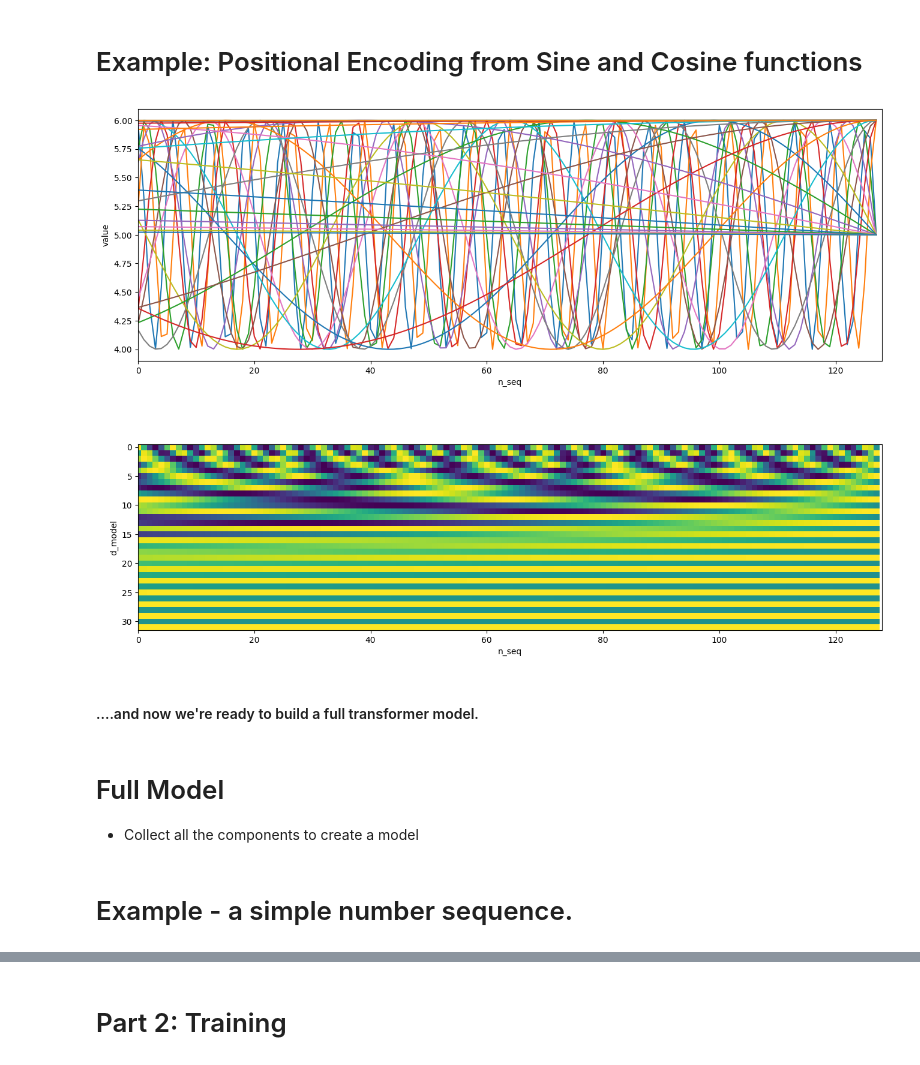
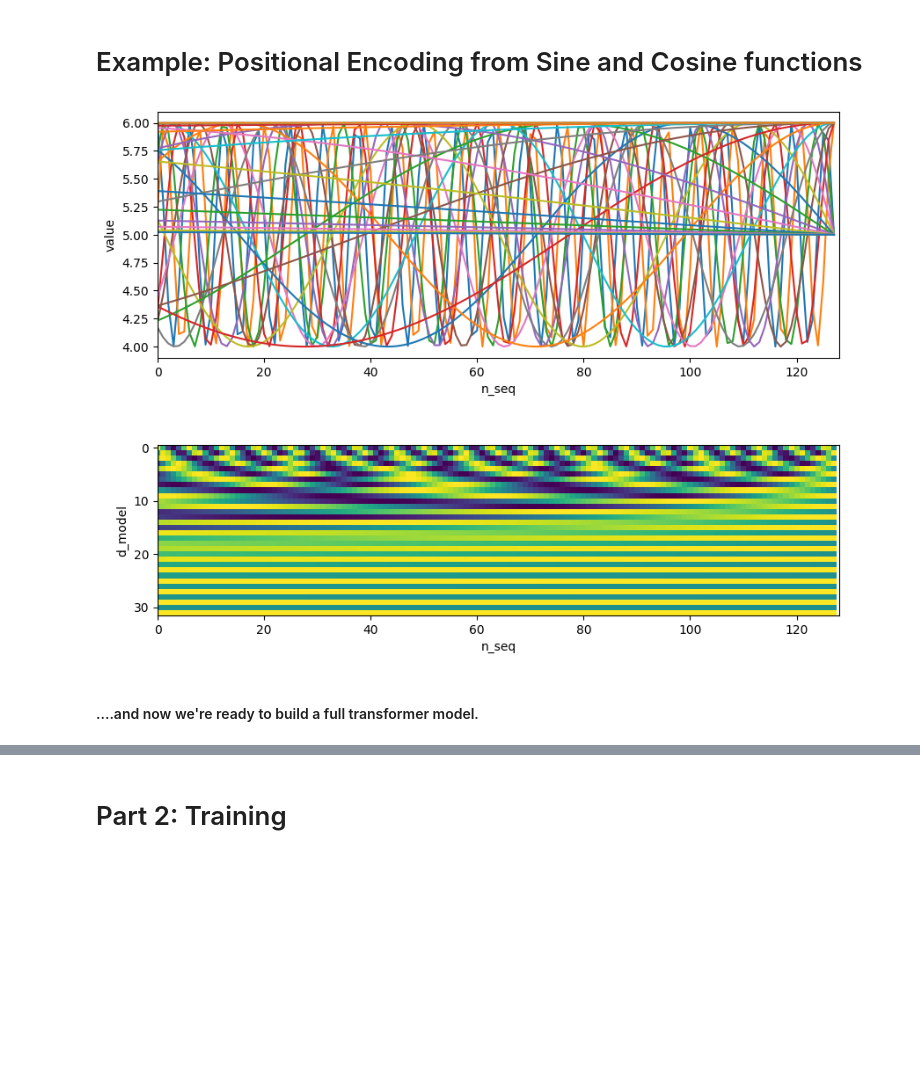
Before and after one commit to uriyeobi/annotated_transformer, a Jupyter notebook: annotated_transformer/transformer.ipynb, the cells around one changed output, grey strips where cells are left out. Cells and saved outputs as stored; diff of their text form; code cells hidden in the pictures; blank space fills up the shorter version.

```diff
--- a/annotated_transformer/transformer.ipynb
+++ b/annotated_transformer/transformer.ipynb
@@ -427,37 +477,34 @@ class PositionalEncoding(nn.Module):
 # %%
 batch_size = 1
 d_model = 32
 n_seq = 128
 
 x = torch.ones(batch_size, n_seq, d_model) * 5
 pe = PositionalEncoding(d_model=d_model, dropout=0, max_len=n_seq)
 y = pe(x)
 
 import matplotlib.pyplot as plt
 
 data_plot = y[0, :, :].data.numpy()[::-1]
-fig, axes = plt.subplots(2, 1, figsize=(16, 12))
+fig, axes = plt.subplots(2, 1, figsize=(10, 8))
 for i, ax in enumerate(
     axes.reshape(
         2,
     )
 ):
     if i == 0:
         ax.plot(np.arange(n_seq), data_plot)
         ax.set_ylabel("value")
     elif i == 1:
         ax.imshow(data_plot.transpose(), interpolation="none")
         ax.set_ylabel("d_model")
     ax.set_xlim([0, n_seq])
     ax.set_xlabel("n_seq")
 fig.savefig("pos_enc.png", dpi=200, facecolor="white")
 # %% [output]
-[figure, old version]
+[figure, new version]
 # %% [markdown]
 #### ....and now we're ready to build a full transformer model.
-# %% [markdown]
-# Full Model
-- Collect all the components to create a model
 # %%
 def make_model(src_vocab, tgt_vocab, N=6, d_model=512, d_ff=2048, h=8, dropout=0.1):
     dc = copy.deepcopy
@@ -506,5 +557,3 @@ def make_model(src_vocab, tgt_vocab, N=6, d_model=512, d_ff=2048, h=8, dropout=0
         if p.dim() > 1:
             nn.init.xavier_uniform_(p)
     return model
-# %% [markdown]
-# Example - a simple number sequence.
```
Also changed, not shown: parts of 82 cells of this notebook, 3 other files.
